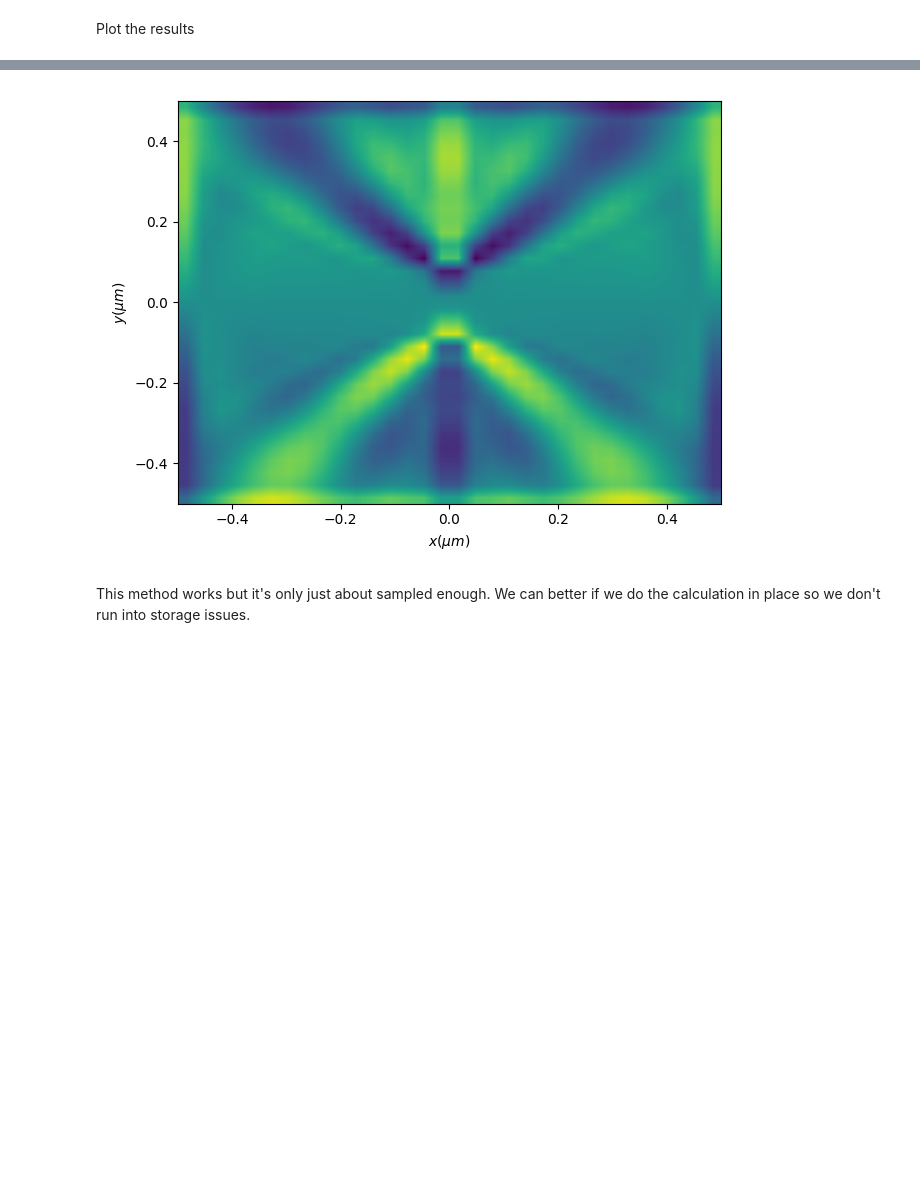
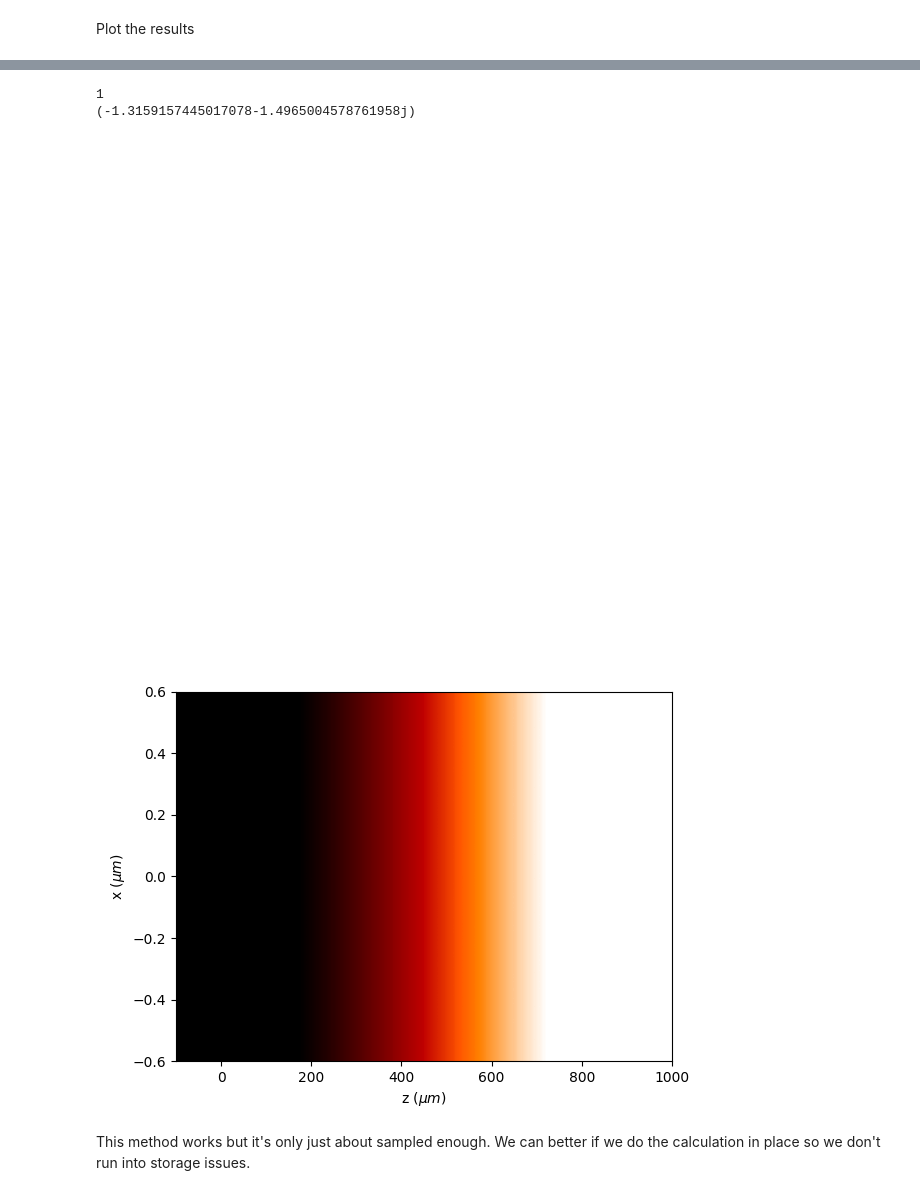
Before and after one commit to AMCLab/TEMGYMAdvanced, a Jupyter notebook: JanghyunCOMAnalysis/wire_giulio_electrostatic_refractive_index_diffractio_compared_to_ray_tracing_physical_scale_2D.ipynb, the cells around one changed output, grey strips where cells are left out. Cells and saved outputs as stored; diff of their text form; code cells hidden in the pictures; blank space fills up the shorter version.

Commit message:
cupy parallel nearly working!

```diff
--- a/JanghyunCOMAnalysis/wire_giulio_electrostatic_refractive_index_diffractio_compared_to_ray_tracing_physical_scale_2D.ipynb
+++ b/JanghyunCOMAnalysis/wire_giulio_electrostatic_refractive_index_diffractio_compared_to_ray_tracing_physical_scale_2D.ipynb
@@ -129,5 +301,17 @@ t0.draw_YZ(x0=0, draw_borders=True)
+# %%
+u_out = WPM_cupy(x0, y0, z0[:2], t0.u[:, :, :2], t0.n[:, :, :2], wavelength)
+
+t0.u = u_out.get()
+t0.draw_XZ()
+
+print(u_out[0, 0, 1])
+# %% [output]
+1
+(-1.3159157445017078-1.4965004578761958j)
+[figure, added]
+[figure, added]
 # %%
-u_xy = t0.to_Scalar_field_XY(z0=10 * um, is_class=False, matrix=True)
+u_xy = t0.to_Scalar_field_XY(z0=1 * mm, is_class=False, matrix=True)
 
 plt.figure()
 intensity = normalize_draw(np.abs(u_xy.T)**2, False, 'maximum')
@@ -143,8 +327,6 @@ plt.xlabel(xlabel="$x  (\mu m)$")
 plt.ylabel(ylabel="$y  (\mu m)$")
 plt.axis(extension)
 plt.tight_layout()
-# %% [output]
-[figure, removed]
 # %% [markdown]
 This method works but it's only just about sampled enough. We can better if we do the calculation in place so we don't run into storage issues.
 # %%
```
Also changed, not shown: parts of 20 cells of this notebook, 2 other files.
